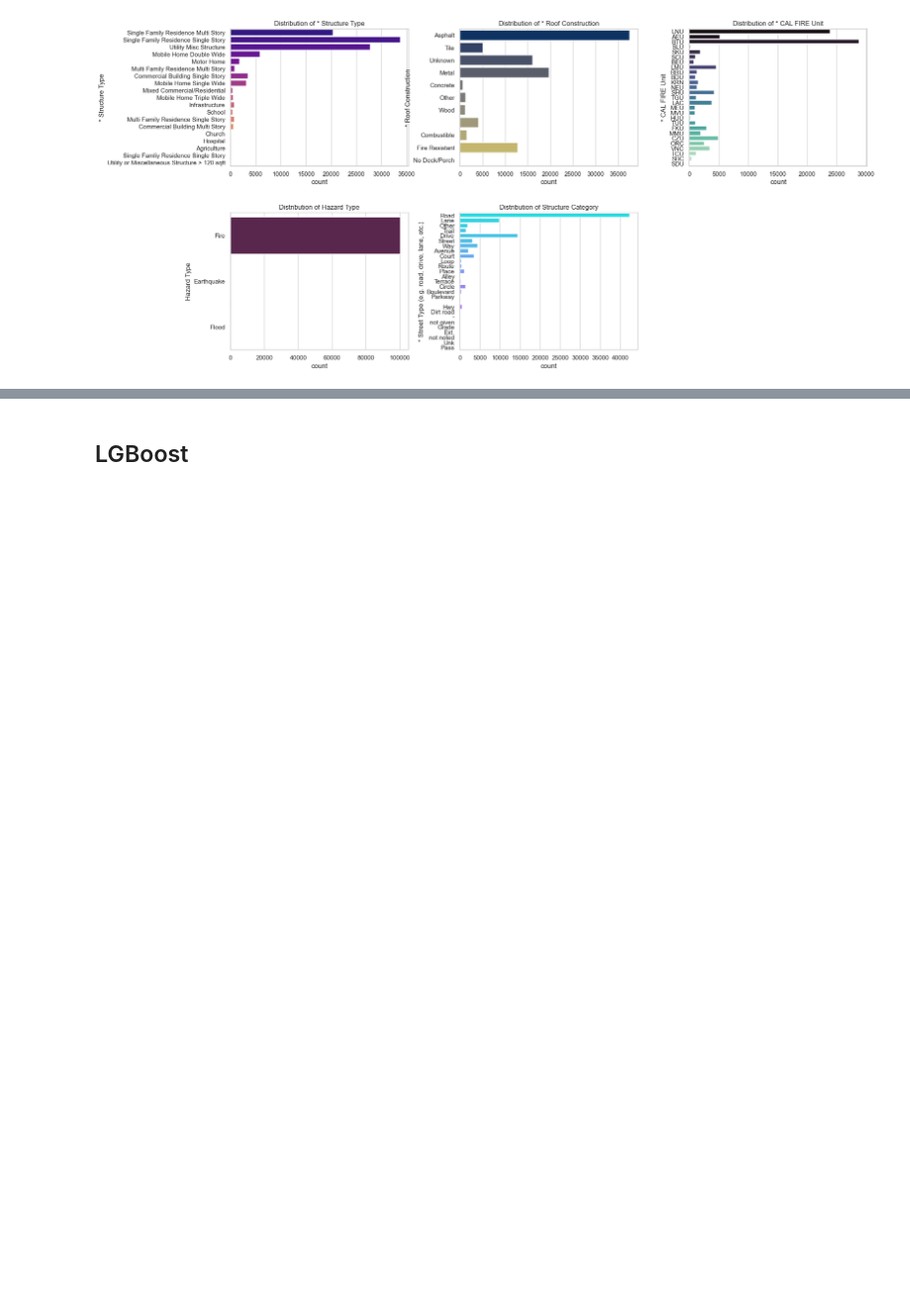
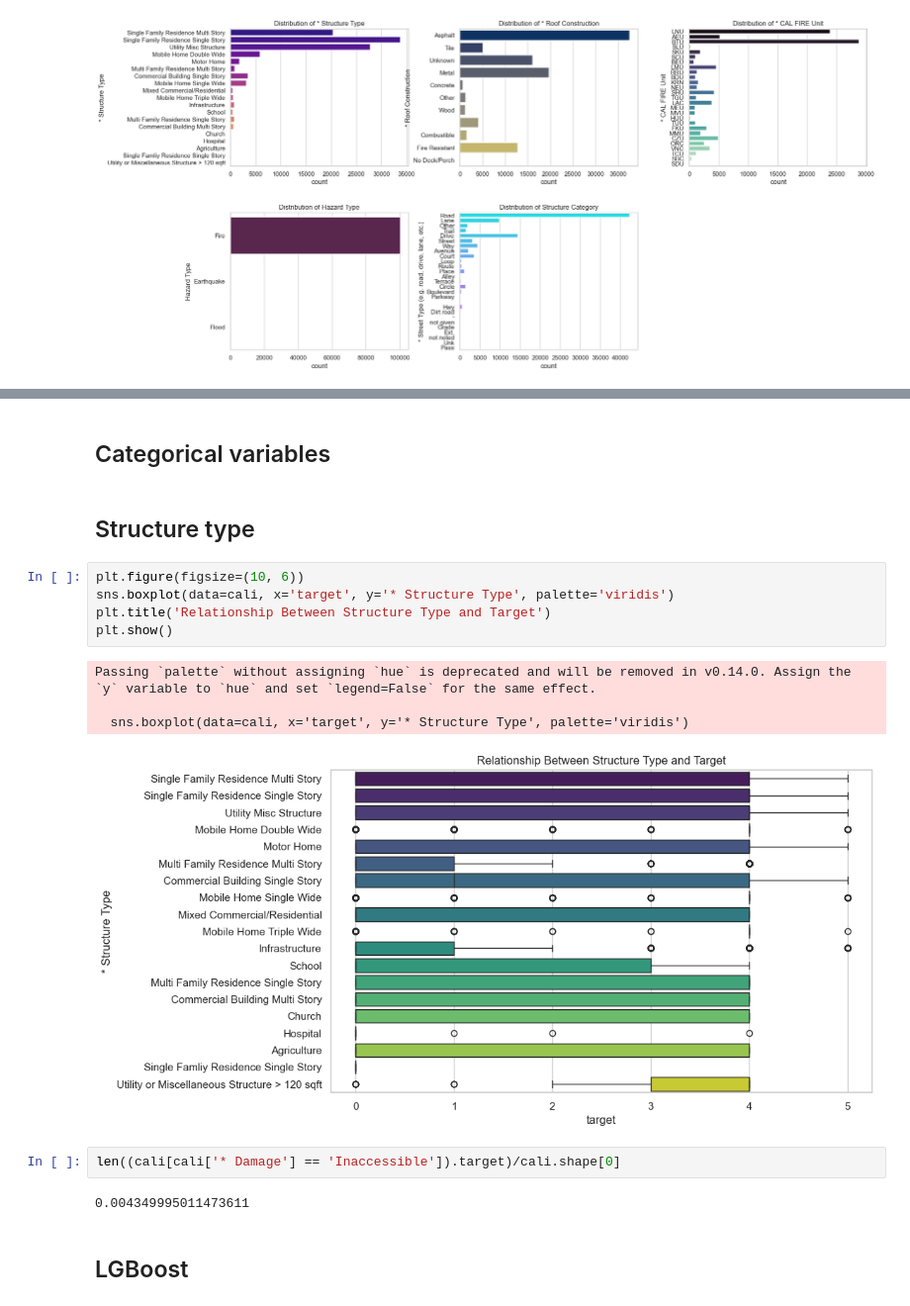
Before and after one commit to Isaacfer49/CaliforniaWildfire, a Jupyter notebook: CaliWildFire.ipynb, the cells around one changed output, grey strips where cells are left out. Shown at 99% size. Saved outputs shown, nothing was run; the diff lists cells and outputs as text; blank space fills up the shorter version.

```diff
--- a/CaliWildFire.ipynb
+++ b/CaliWildFire.ipynb
@@ -285,3 +339,21 @@ Passing `palette` without assigning `hue` is deprecated and will be removed in v
+# %% [markdown]
+## Categorical variables
+# %% [markdown]
+## Structure type
+# %%
+plt.figure(figsize=(10, 6))
+sns.boxplot(data=cali, x='target', y='* Structure Type', palette='viridis')
+plt.title('Relationship Between Structure Type and Target')
+plt.show()
+# %% [output]
+Passing `palette` without assigning `hue` is deprecated and will be removed in v0.14.0. Assign the `y` variable to `hue` and set `legend=False` for the same effect.
+
+  sns.boxplot(data=cali, x='target', y='* Structure Type', palette='viridis')
+[figure, added]
+# %%
+len((cali[cali['* Damage'] == 'Inaccessible']).target)/cali.shape[0]
+# %% [output]
+0.004349995011473611
 # %% [markdown]
 ## LGBoost
 # %%
```
Also changed, not shown: parts of 13 cells of this notebook.
